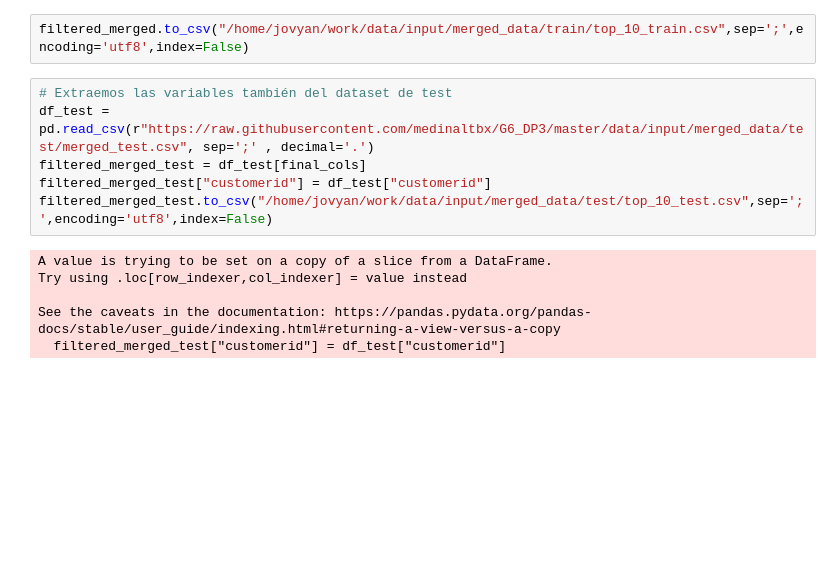
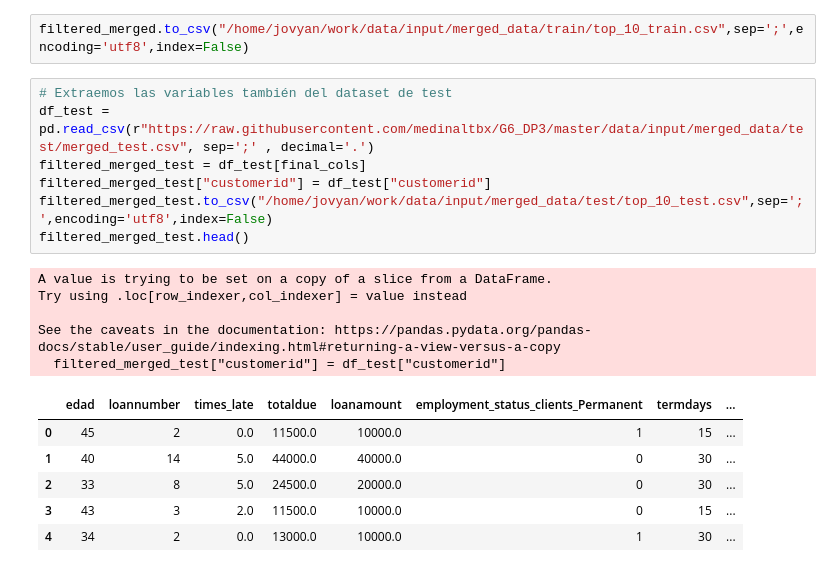
Before and after one commit to medinaltbx/G6_DP3, a Jupyter notebook: notebooks/transformations/feature_extraction.ipynb, the cells around one changed output. Drawn from its saved outputs; the diff is of its cells as text; blank space fills up the shorter version.

```diff
--- a/notebooks/transformations/feature_extraction.ipynb
+++ b/notebooks/transformations/feature_extraction.ipynb
@@ -71,12 +71,19 @@ filtered_merged.to_csv("/home/jovyan/work/data/input/merged_data/train/top_10_tr
 # %%
 # Extraemos las variables también del dataset de test
 df_test = pd.read_csv(r"https://raw.githubusercontent.com/medinaltbx/G6_DP3/master/data/input/merged_data/test/merged_test.csv", sep=';' , decimal='.')
 filtered_merged_test = df_test[final_cols]
 filtered_merged_test["customerid"] = df_test["customerid"]
 filtered_merged_test.to_csv("/home/jovyan/work/data/input/merged_data/test/top_10_test.csv",sep=';',encoding='utf8',index=False)
+filtered_merged_test.head()
 # %% [output]
 A value is trying to be set on a copy of a slice from a DataFrame.
 Try using .loc[row_indexer,col_indexer] = value instead
 
 See the caveats in the documentation: https://pandas.pydata.org/pandas-docs/stable/user_guide/indexing.html#returning-a-view-versus-a-copy
   filtered_merged_test["customerid"] = df_test["customerid"]
+|  | edad | loannumber | times_late | totaldue | loanamount | employment_status_clients_Permanent | termdays | ... |
+| 0 | 45 | 2 | 0.0 | 11500.0 | 10000.0 | 1 | 15 | ... |
+| 1 | 40 | 14 | 5.0 | 44000.0 | 40000.0 | 0 | 30 | ... |
+| 2 | 33 | 8 | 5.0 | 24500.0 | 20000.0 | 0 | 30 | ... |
+| 3 | 43 | 3 | 2.0 | 11500.0 | 10000.0 | 0 | 15 | ... |
+| 4 | 34 | 2 | 0.0 | 13000.0 | 10000.0 | 1 | 30 | ... |
```
